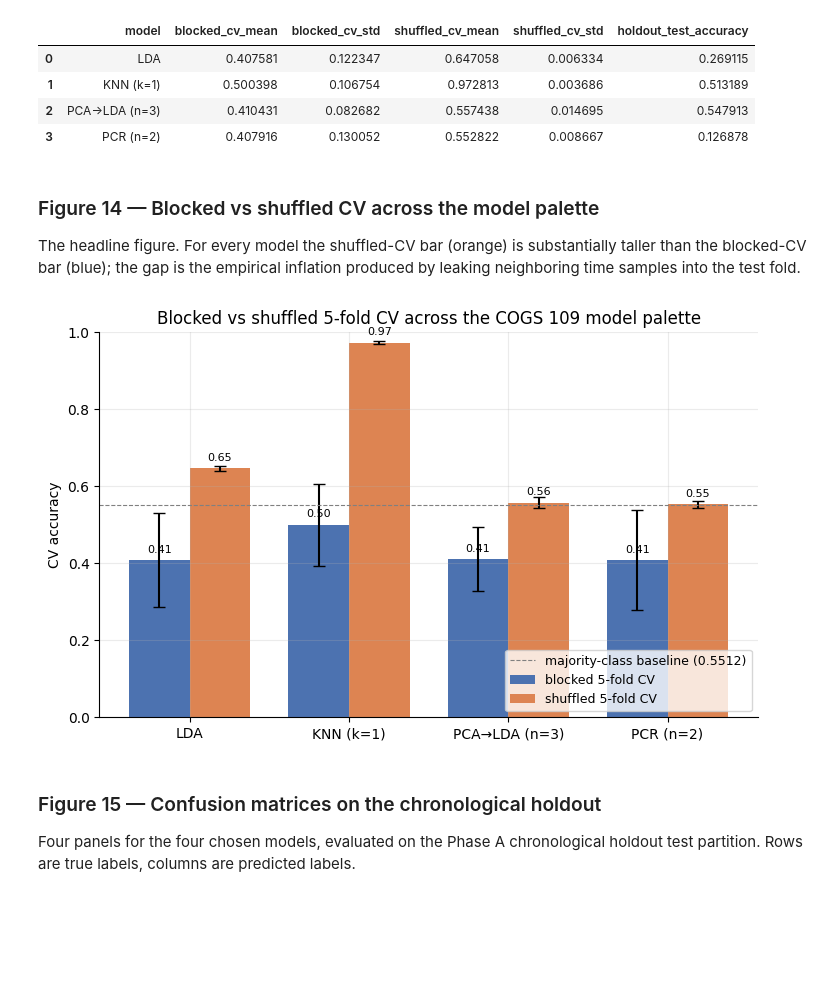
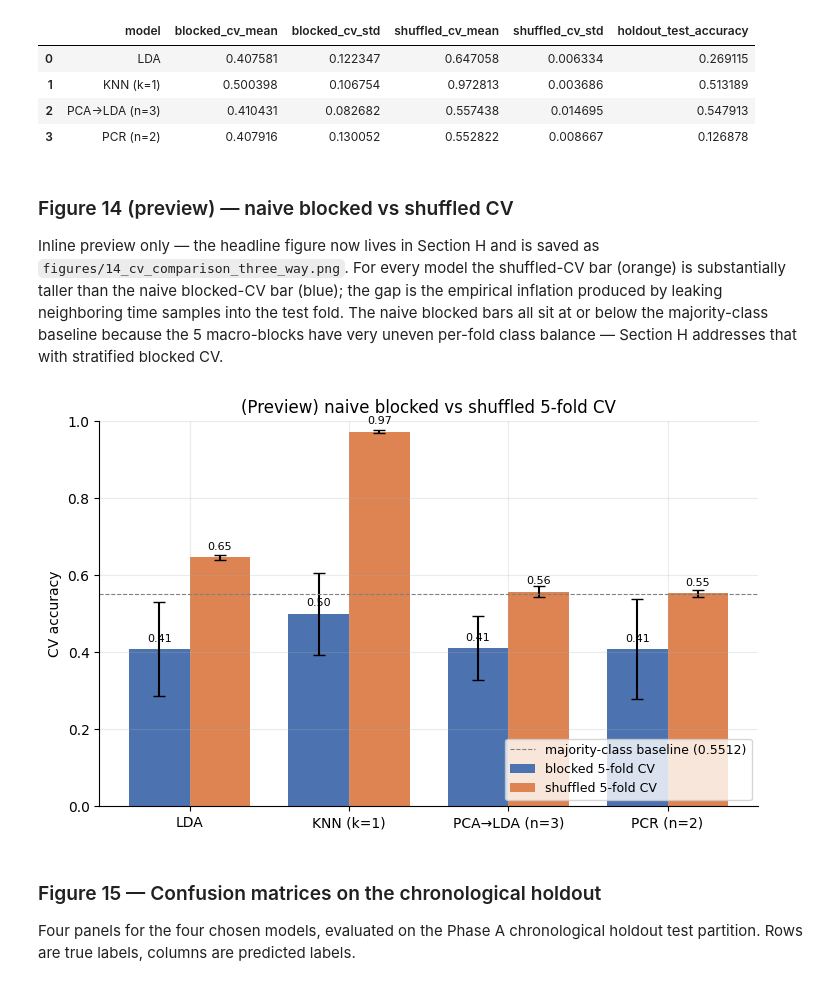
Before and after one commit to BariBariGood/cogs109-eeg-eye-state-classifier, a Jupyter notebook: notebooks/02_modeling.ipynb, the cells around one changed output. Cells and saved outputs as stored; diff of their text form; code cells hidden in the pictures; blank space fills up the shorter version.

```diff
--- a/notebooks/02_modeling.ipynb
+++ b/notebooks/02_modeling.ipynb
@@ -410,38 +416,42 @@ summary_df
 | 2 | PCA→LDA (n=3) | 0.410431 | 0.082682 | 0.557438 | 0.014695 | 0.547913 |
 | 3 | PCR (n=2) | 0.407916 | 0.130052 | 0.552822 | 0.008667 | 0.126878 |
 # %% [markdown]
-### Figure 14 — Blocked vs shuffled CV across the model palette
+### Figure 14 (preview) — naive blocked vs shuffled CV
 
-The headline figure. For every model the shuffled-CV bar (orange) is
-substantially taller than the blocked-CV bar (blue); the gap is the
-empirical inflation produced by leaking neighboring time samples into
-the test fold.
+Inline preview only — the headline figure now lives in Section H and
+is saved as `figures/14_cv_comparison_three_way.png`. For every model
+the shuffled-CV bar (orange) is substantially taller than the naive
+blocked-CV bar (blue); the gap is the empirical inflation produced
+by leaking neighboring time samples into the test fold. The naive
+blocked bars all sit at or below the majority-class baseline because
+the 5 macro-blocks have very uneven per-fold class balance — Section
+H addresses that with stratified blocked CV.
 # %%
 fig, ax = plt.subplots(figsize=(8.5, 5.0))
 x = np.arange(len(summary_df))
 w = 0.38
 ax.bar(x - w/2, summary_df['blocked_cv_mean'], width=w,
        yerr=summary_df['blocked_cv_std'], capsize=4,
        label='blocked 5-fold CV', color='#4c72b0')
 ax.bar(x + w/2, summary_df['shuffled_cv_mean'], width=w,
        yerr=summary_df['shuffled_cv_std'], capsize=4,
        label='shuffled 5-fold CV', color='#dd8452')
 ax.set_xticks(x)
 ax.set_xticklabels(summary_df['model'])
 ax.set_ylim(0, 1.0)
 ax.set_ylabel('CV accuracy')
-ax.set_title('Blocked vs shuffled 5-fold CV across the COGS 109 model palette')
+ax.set_title('(Preview) naive blocked vs shuffled 5-fold CV')
 ax.axhline(0.5512, color='gray', linestyle='--', linewidth=0.8,
            label='majority-class baseline (0.5512)')
 ax.legend(loc='lower right')
 for i, row in summary_df.iterrows():
     ax.text(i - w/2, row['blocked_cv_mean'] + 0.02,
             f"{row['blocked_cv_mean']:.2f}", ha='center', fontsize=8)
     ax.text(i + w/2, row['shuffled_cv_mean'] + 0.02,
             f"{row['shuffled_cv_mean']:.2f}", ha='center', fontsize=8)
-save_fig(fig, '14_blocked_vs_shuffled_cv.png'); plt.show()
+plt.show()
 # %% [output]
-[figure, old version]
+[figure, new version]
 # %% [markdown]
 ### Figure 15 — Confusion matrices on the chronological holdout
 
```
Also changed, not shown: parts of 13 cells of this notebook, 4 other files.
